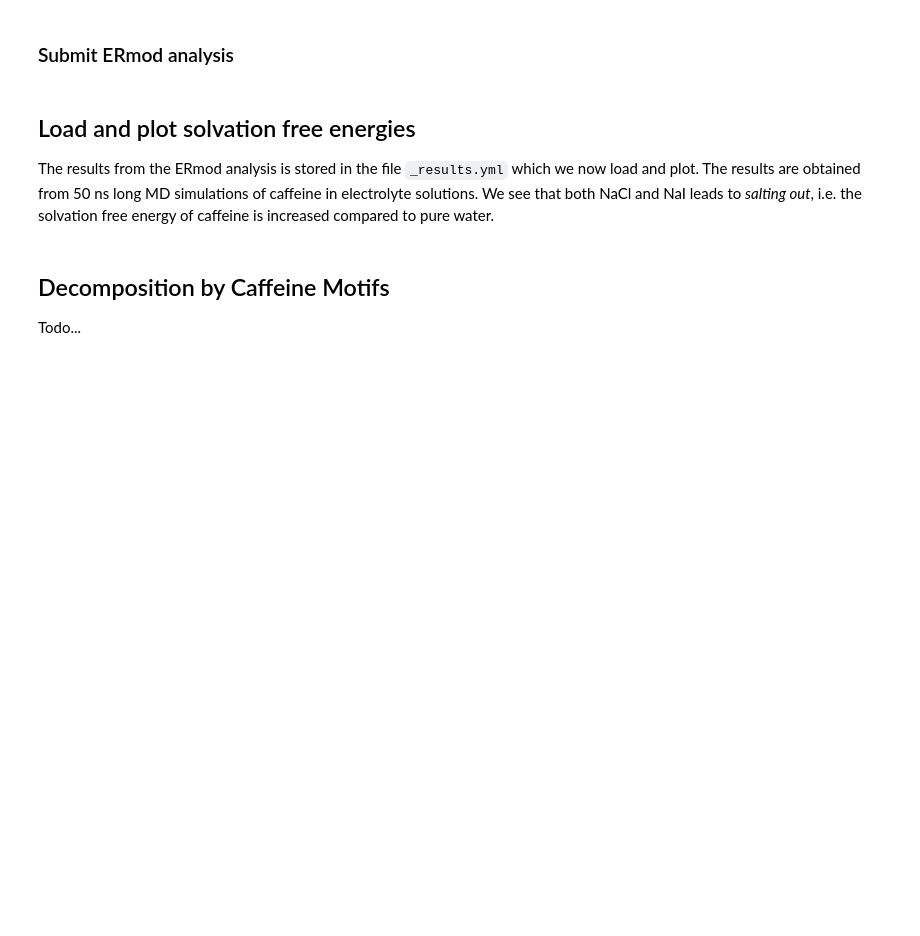
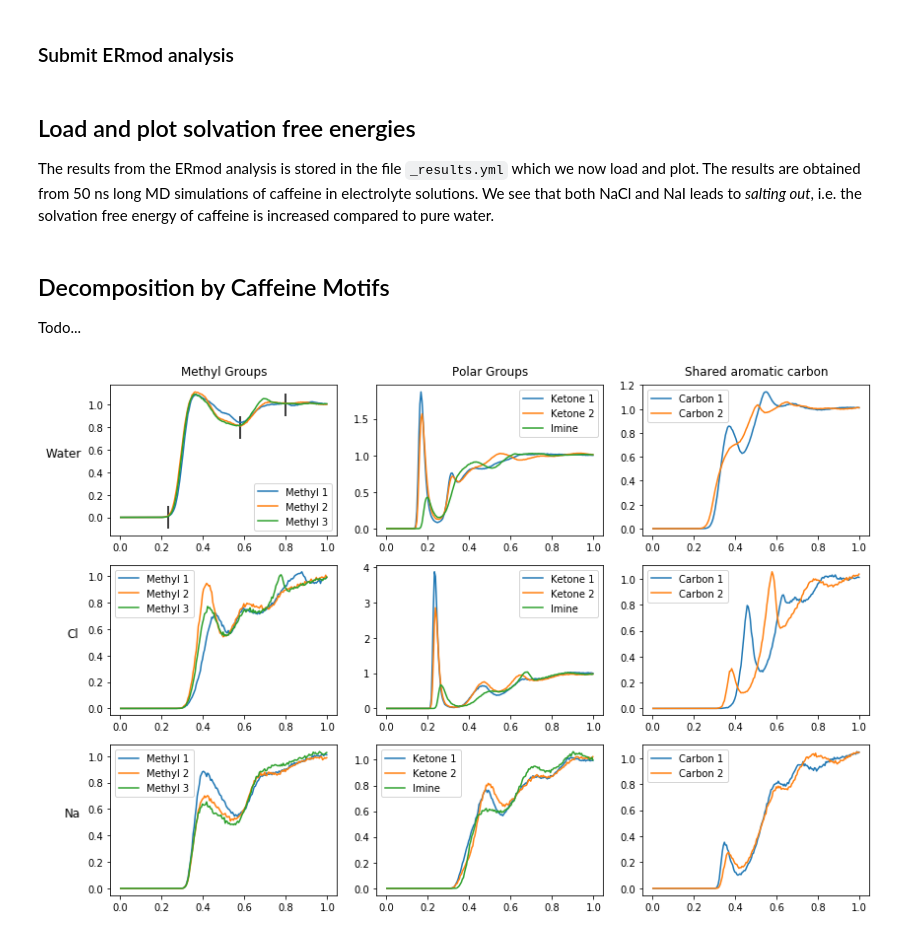
Before and after one commit to SHervoe-Hansen/Caffeine_solubility, a Jupyter notebook: Caffeine_solubility.ipynb, the cells around one changed output. Cells and saved outputs as stored; diff of their text form; code cells hidden in the pictures; blank space fills up the shorter version.

```diff
--- a/Caffeine_solubility.ipynb
+++ b/Caffeine_solubility.ipynb
@@ -733,3 +559,7 @@ plt.show()
 ## Decomposition by Caffeine Motifs
 
 Todo...
+# %%
+%cd -q $homedir
+mol = md.load_xtc('Simulations/old_simulations/NaCl/2.00/trajectory_sol.xtc',
+                  top='Simulations/old_simulations/NaCl/2.00/Caffeine_NaCl_sol.pdb')
@@ -735,0 +622,53 @@ Todo...
+# %%
+fig, axes = plt.subplots(nrows=3, ncols=3, figsize=(12, 8))
+
+
+axes[0][0].plot(rdf_methyl1_wat[0], rdf_methyl1_wat[1], label='Methyl 1')
+axes[0][0].plot(rdf_methyl2_wat[0], rdf_methyl2_wat[1], label='Methyl 2')
+axes[0][0].plot(rdf_methyl3_wat[0], rdf_methyl3_wat[1], label='Methyl 3')
+axes[0][0].vlines(0.23, -0.1, 0.1)
+axes[0][0].vlines(0.58, 0.7, 0.9)
+axes[0][0].vlines(0.8, 1.1, 0.9)
+axes[0][0].legend(loc=0)
+axes[0][0].set_title('Methyl Groups', pad=10)
+axes[0][0].set_ylabel('Water', rotation=0, size='large', labelpad=25)
+axes[0][1].plot(rdf_ketone1_wat[0], rdf_ketone1_wat[1], label='Ketone 1')
+axes[0][1].plot(rdf_ketone2_wat[0], rdf_ketone2_wat[1], label='Ketone 2')
+axes[0][1].plot(rdf_imine_wat[0], rdf_imine_wat[1], label='Imine')
+axes[0][1].legend(loc=0)
+axes[0][1].set_title('Polar Groups', pad=10)
+axes[0][2].plot(rdf_aromatic1_wat[0], rdf_aromatic1_wat[1], label='Carbon 1')
+axes[0][2].plot(rdf_aromatic2_wat[0], rdf_aromatic2_wat[1], label='Carbon 2')
+axes[0][2].legend(loc=0)
+axes[0][2].set_title('Shared aromatic carbon', pad=10)
+
+
+axes[1][0].plot(rdf_methyl1_Cl[0], rdf_methyl1_Cl[1], label='Methyl 1')
+axes[1][0].plot(rdf_methyl2_Cl[0], rdf_methyl2_Cl[1], label='Methyl 2')
+axes[1][0].plot(rdf_methyl3_Cl[0], rdf_methyl3_Cl[1], label='Methyl 3')
+axes[1][0].legend(loc=0)
+axes[1][0].set_ylabel('Cl', rotation=0, size='large', labelpad=15)
+axes[1][1].plot(rdf_ketone1_Cl[0], rdf_ketone1_Cl[1], label='Ketone 1')
+axes[1][1].plot(rdf_ketone2_Cl[0], rdf_ketone2_Cl[1], label='Ketone 2')
+axes[1][1].plot(rdf_imine_Cl[0], rdf_imine_Cl[1], label='Imine')
+axes[1][1].legend(loc=0)
+axes[1][2].plot(rdf_aromatic1_Cl[0], rdf_aromatic1_Cl[1], label='Carbon 1')
+axes[1][2].plot(rdf_aromatic2_Cl[0], rdf_aromatic2_Cl[1], label='Carbon 2')
+axes[1][2].legend(loc=0)
+
+axes[2][0].plot(rdf_methyl1_Na[0], rdf_methyl1_Na[1], label='Methyl 1')
+axes[2][0].plot(rdf_methyl2_Na[0], rdf_methyl2_Na[1], label='Methyl 2')
+axes[2][0].plot(rdf_methyl3_Na[0], rdf_methyl3_Na[1], label='Methyl 3')
+axes[2][0].legend(loc=0)
+axes[2][0].set_ylabel('Na', rotation=0, size='large', labelpad=15)
+axes[2][1].plot(rdf_ketone1_Na[0], rdf_ketone1_Na[1], label='Ketone 1')
+axes[2][1].plot(rdf_ketone2_Na[0], rdf_ketone2_Na[1], label='Ketone 2')
+axes[2][1].plot(rdf_imine_Na[0], rdf_imine_Na[1], label='Imine')
+axes[2][1].legend(loc=0)
+axes[2][2].plot(rdf_aromatic1_Na[0], rdf_aromatic1_Na[1], label='Carbon 1')
+axes[2][2].plot(rdf_aromatic2_Na[0], rdf_aromatic2_Na[1], label='Carbon 2')
+axes[2][2].legend(loc=0)
+
+plt.tight_layout()
+# %% [output]
+[figure, added]
```
Also changed, not shown: parts of 6 cells of this notebook.
